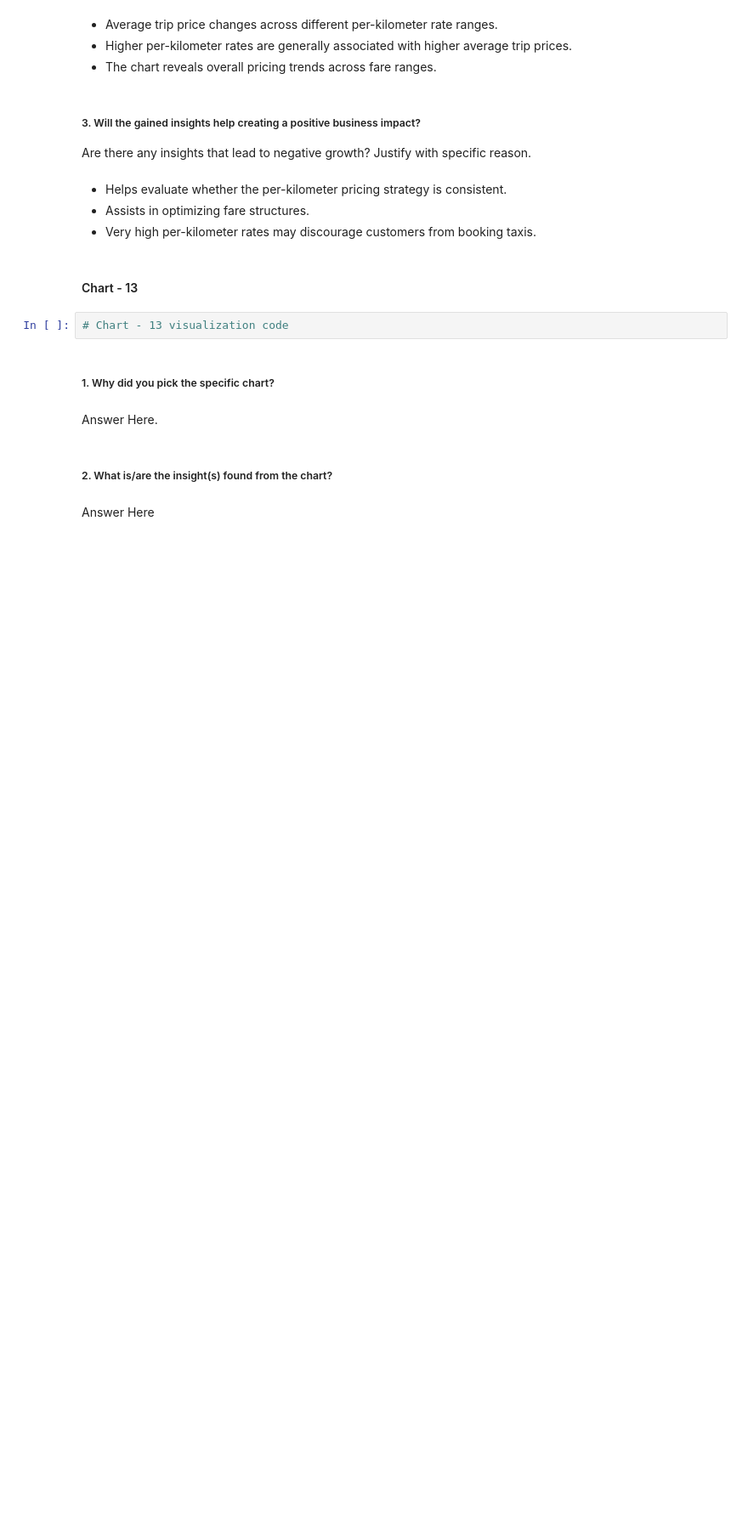
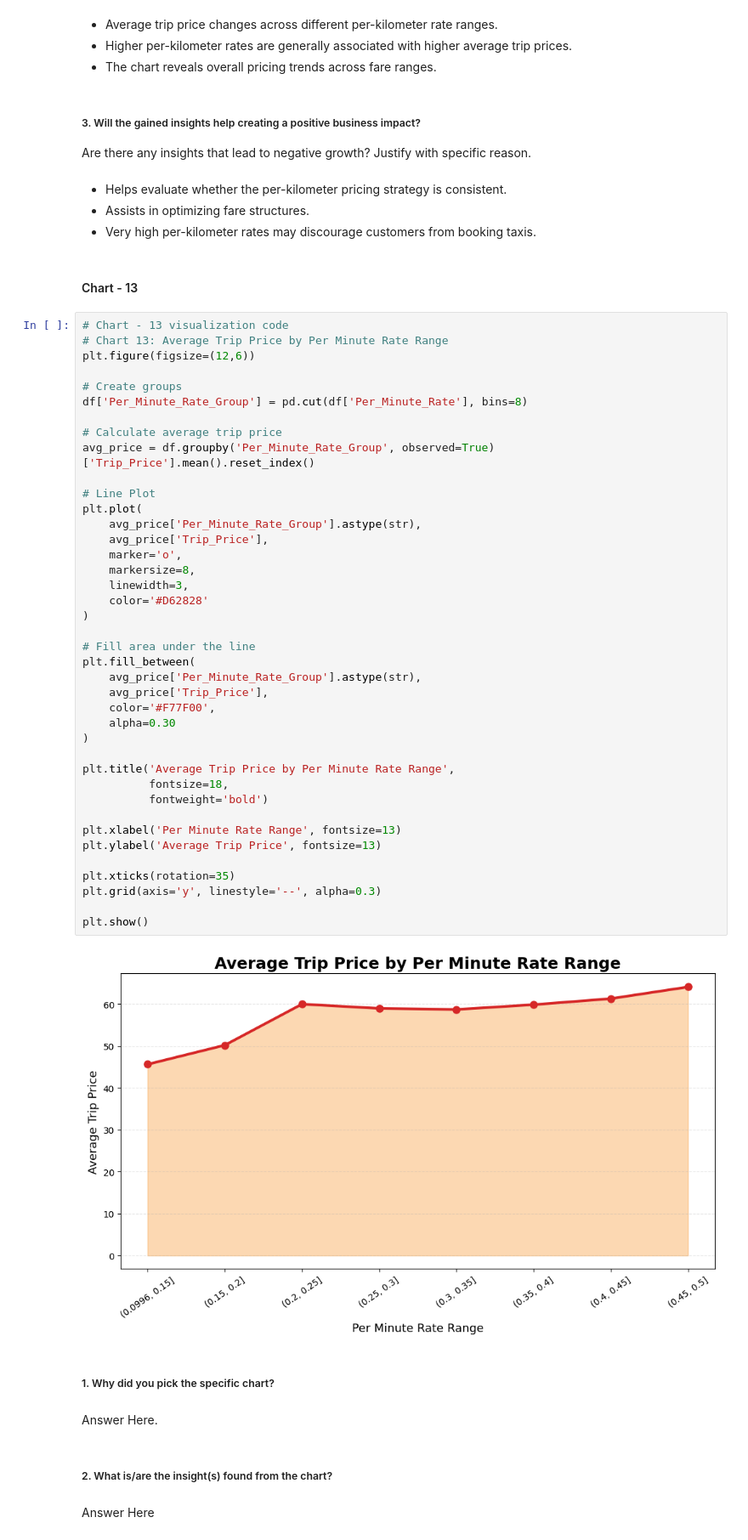
Before and after one commit to Sneha8126/Sneha-copy-of-Sample-ML-Submission-Template, a Jupyter notebook: Sneha_copy_of_Sample_ML_Submission_Template.ipynb, the cells around one changed output. Shown at 85% size. Drawn from its saved outputs; the diff is of its cells as text; blank space fills up the shorter version.

Commit message:
Added point plot for Average Trip Price by Per Minute Rate Range

```diff
--- a/Sneha_copy_of_Sample_ML_Submission_Template.ipynb
+++ b/Sneha_copy_of_Sample_ML_Submission_Template.ipynb
@@ -1000,8 +1000,48 @@ Are there any insights that lead to negative growth? Justify with specific reaso
 * Very high per-kilometer rates may discourage customers from booking taxis.
 # %% [markdown]
 #### Chart - 13
-# %%
-# Chart - 13 visualization code
+# %%
+# Chart - 13 visualization code
+# Chart 13: Average Trip Price by Per Minute Rate Range
+plt.figure(figsize=(12,6))
+
+# Create groups
+df['Per_Minute_Rate_Group'] = pd.cut(df['Per_Minute_Rate'], bins=8)
+
+# Calculate average trip price
+avg_price = df.groupby('Per_Minute_Rate_Group', observed=True)['Trip_Price'].mean().reset_index()
+
+# Line Plot
+plt.plot(
+    avg_price['Per_Minute_Rate_Group'].astype(str),
+    avg_price['Trip_Price'],
+    marker='o',
+    markersize=8,
+    linewidth=3,
+    color='#D62828'
+)
+
+# Fill area under the line
+plt.fill_between(
+    avg_price['Per_Minute_Rate_Group'].astype(str),
+    avg_price['Trip_Price'],
+    color='#F77F00',
+    alpha=0.30
+)
+
+plt.title('Average Trip Price by Per Minute Rate Range',
+          fontsize=18,
+          fontweight='bold')
+
+plt.xlabel('Per Minute Rate Range', fontsize=13)
+plt.ylabel('Average Trip Price', fontsize=13)
+
+plt.xticks(rotation=35)
+plt.grid(axis='y', linestyle='--', alpha=0.3)
+
+plt.show()
+# %% [output]
+[figure, added]
 # %% [markdown]
 ##### 1. Why did you pick the specific chart?
 # %% [markdown]
```
